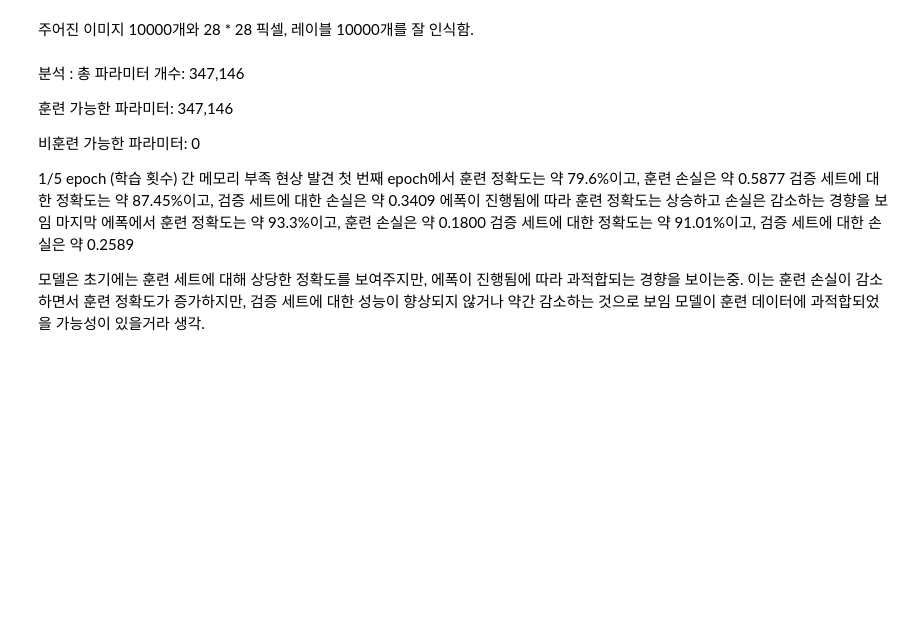
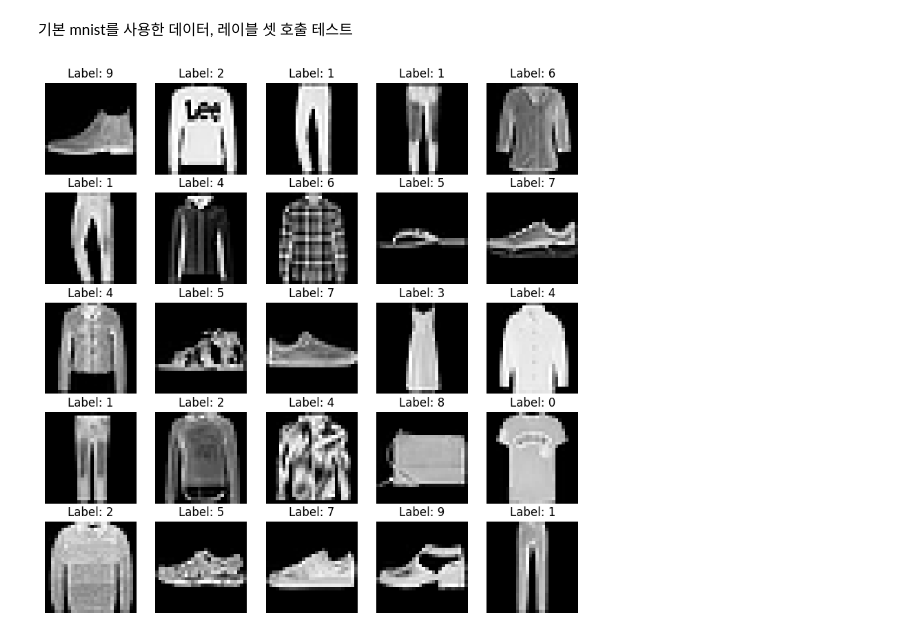
Before and after one commit to Konkuk-Univ-Glocal-Campus/introai202401-midterm-clalice, a Jupyter notebook: code.ipynb, the cells around one changed output. Saved outputs shown, nothing was run; the diff lists cells and outputs as text; code cells hidden in the pictures; blank space fills up the shorter version.

```diff
--- a/code.ipynb
+++ b/code.ipynb
@@ -18,37 +74,25 @@ import gzip
+# %% [markdown]
+기본 mnist를 사용한 데이터, 레이블 셋 호출 테스트
 # %%
 import gzip
 import numpy as np
 import matplotlib.pyplot as plt
 
-mnist_image_file = './t10k-images-idx3-ubyte.gz'
-mnist_label_file = './t10k-labels-idx1-ubyte.gz'
+# 데이터, 레이블 호출
+with gzip.open('t10k-images-idx3-ubyte.gz', 'rb') as f:
+    image_data = np.frombuffer(f.read(), dtype=np.uint8, offset=16).reshape(-1, 28, 28)
+with gzip.open('t10k-labels-idx1-ubyte.gz', 'rb') as f:
+    label_data = np.frombuffer(f.read(), dtype=np.uint8, offset=8)
 
-def load_mnist_images(file_path):
-    with gzip.open(file_path, 'rb') as f:
-        data = np.frombuffer(f.read(), np.uint8, offset=16)
-        data = data.reshape(-1, 28, 28)
-    return data
-
-def load_mnist_labels(file_path):
-    with gzip.open(file_path, 'rb') as f:
-        labels = np.frombuffer(f.read(), np.uint8, offset=8)
-    return labels
-
-# MNIST 데이터 로드
-images = load_mnist_images(mnist_image_file)
-labels = load_mnist_labels(mnist_label_file)
-
-# 데이터 형태 확인
-print("Images shape:", images.shape)
-print("Labels shape:", labels.shape)
-
-# 이미지 시각화
-plt.figure(figsize=(10, 5))
-for i in range(10):
-    plt.subplot(1, 10, i + 1)
-    plt.imshow(images[i], cmap='gray')
-    plt.title(f"Label: {labels[i]}")
+# 시각화
+num_rows = 5
+num_cols = 5
+plt.figure(figsize=(10, 10))
+for i in range(num_rows * num_cols):
+    plt.subplot(num_rows, num_cols, i + 1)
+    plt.imshow(image_data[i], cmap='gray')
+    plt.title(f'Label: {label_data[i]}')
     plt.axis('off')
 plt.show()
+# %% [output]
+[figure, added]
-# %% [markdown]
-주어진 이미지 10000개와 28 * 28 픽셀, 레이블 10000개를 잘 인식함.
@@ -96,18 +98,0 @@ plt.show()
-# %% [markdown]
-분석 :
-총 파라미터 개수: 347,146
-
-훈련 가능한 파라미터: 347,146
-
-비훈련 가능한 파라미터: 0
-
-1/5 epoch (학습 횟수) 간 메모리 부족 현상 발견
-첫 번째 epoch에서 훈련 정확도는 약 79.6%이고, 훈련 손실은 약 0.5877
-검증 세트에 대한 정확도는 약 87.45%이고, 검증 세트에 대한 손실은 약 0.3409
-에폭이 진행됨에 따라 훈련 정확도는 상승하고 손실은 감소하는 경향을 보임
-마지막 에폭에서 훈련 정확도는 약 93.3%이고, 훈련 손실은 약 0.1800
-검증 세트에 대한 정확도는 약 91.01%이고, 검증 세트에 대한 손실은 약 0.2589
-
-모델은 초기에는 훈련 세트에 대해 상당한 정확도를 보여주지만, 에폭이 진행됨에 따라 과적합되는 경향을 보이는중.
-이는 훈련 손실이 감소하면서 훈련 정확도가 증가하지만, 검증 세트에 대한 성능이 향상되지 않거나 약간 감소하는 것으로 보임
-모델이 훈련 데이터에 과적합되었을 가능성이 있을거라 생각.
```
Also changed, not shown: parts of 15 cells of this notebook, 10 other files.
